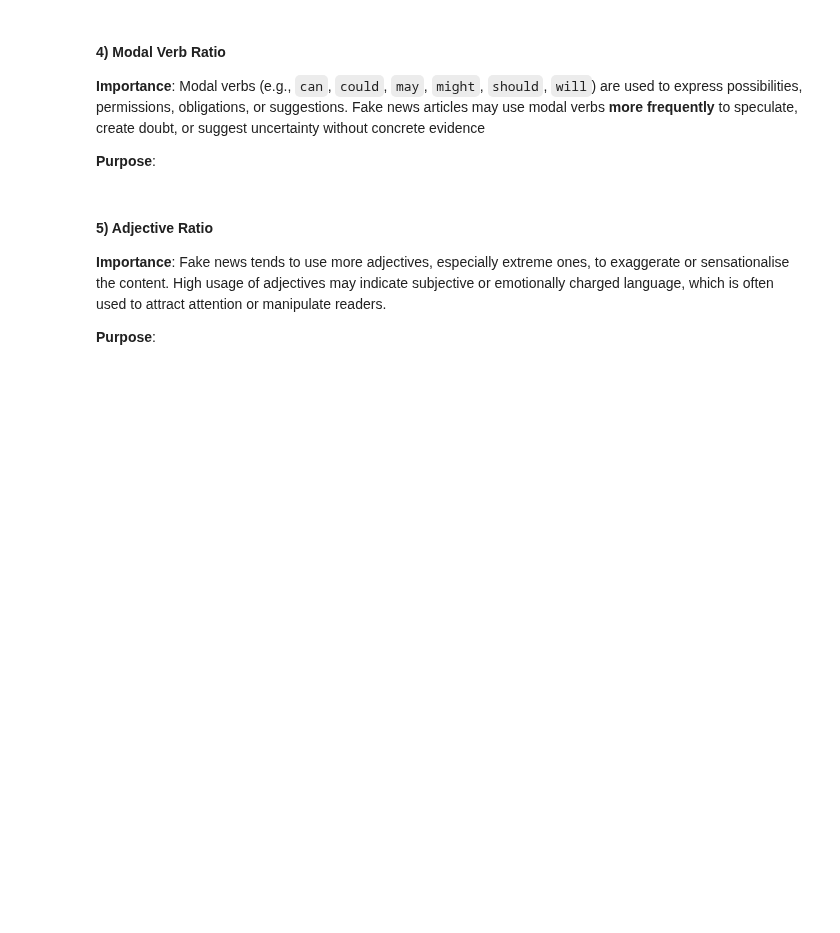
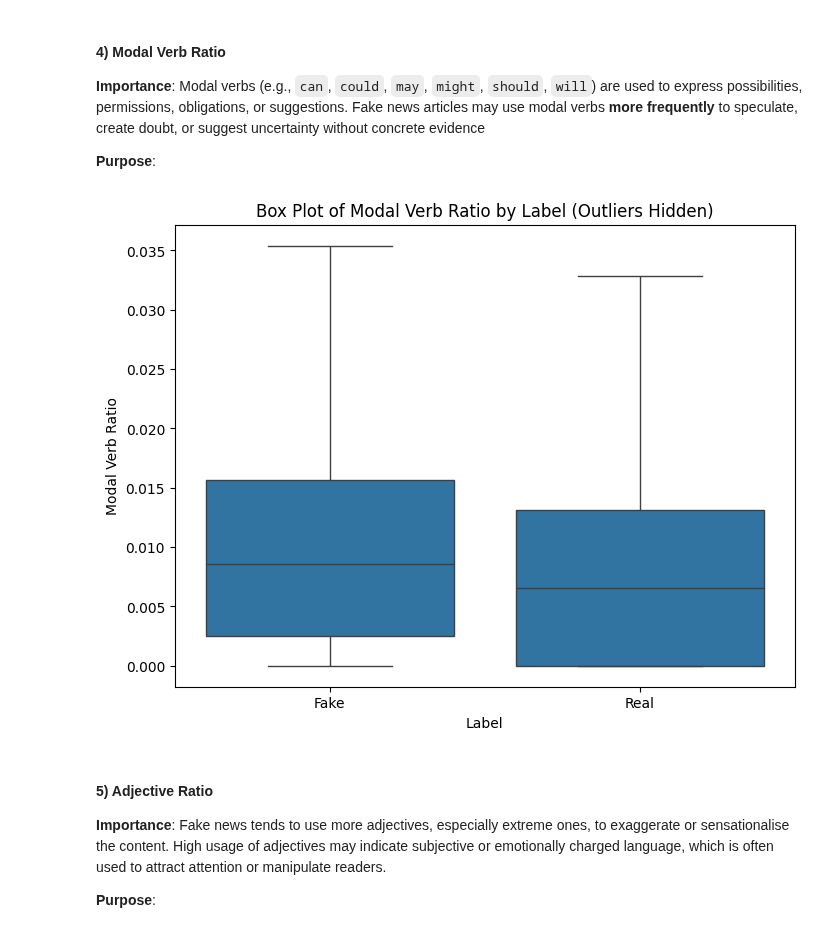
Before and after one commit to shaunzzhou/DM-Fake-News-Detection, a Jupyter notebook: project.ipynb, the cells around one changed output. Cells and saved outputs as stored; diff of their text form; code cells hidden in the pictures; blank space fills up the shorter version.

```diff
--- a/project.ipynb
+++ b/project.ipynb
@@ -818,6 +823,26 @@ Name: adjective_ratio, dtype: float64
 **Importance**: Modal verbs (e.g., `can`, `could`, `may`, `might`, `should`, `will`) are used to express possibilities, permissions, obligations, or suggestions. Fake news articles may use modal verbs **more frequently** to speculate, create doubt, or suggest uncertainty without concrete evidence
 
 **Purpose**:
+# %%
+# Extract data for each label
+modal_verb_ratio_0 = data[data["label"] == 0]["modal_verb_ratio"]
+modal_verb_ratio_1 = data[data["label"] == 1]["modal_verb_ratio"]
+
+# Combine the data into a single DataFrame for easier plotting
+plot_data = pd.DataFrame({
+    'modal_verb_ratio': np.concatenate([modal_verb_ratio_0.values, modal_verb_ratio_1.values]),
+    'label': ['Fake'] * len(modal_verb_ratio_0) + ['Real'] * len(modal_verb_ratio_1)
+})
+
+# Create the box plot using Seaborn
+plt.figure(figsize=(8, 6))
+sns.boxplot(x='label', y='modal_verb_ratio', data=plot_data, showfliers=False)
+plt.title('Box Plot of Modal Verb Ratio by Label (Outliers Hidden)')
+plt.xlabel('Label')
+plt.ylabel('Modal Verb Ratio')
+plt.show()
+# %% [output]
+[figure, added]
 # %% [markdown]
 #### 5) Adjective Ratio
 
```
Also changed, not shown: parts of 6 cells of this notebook.
